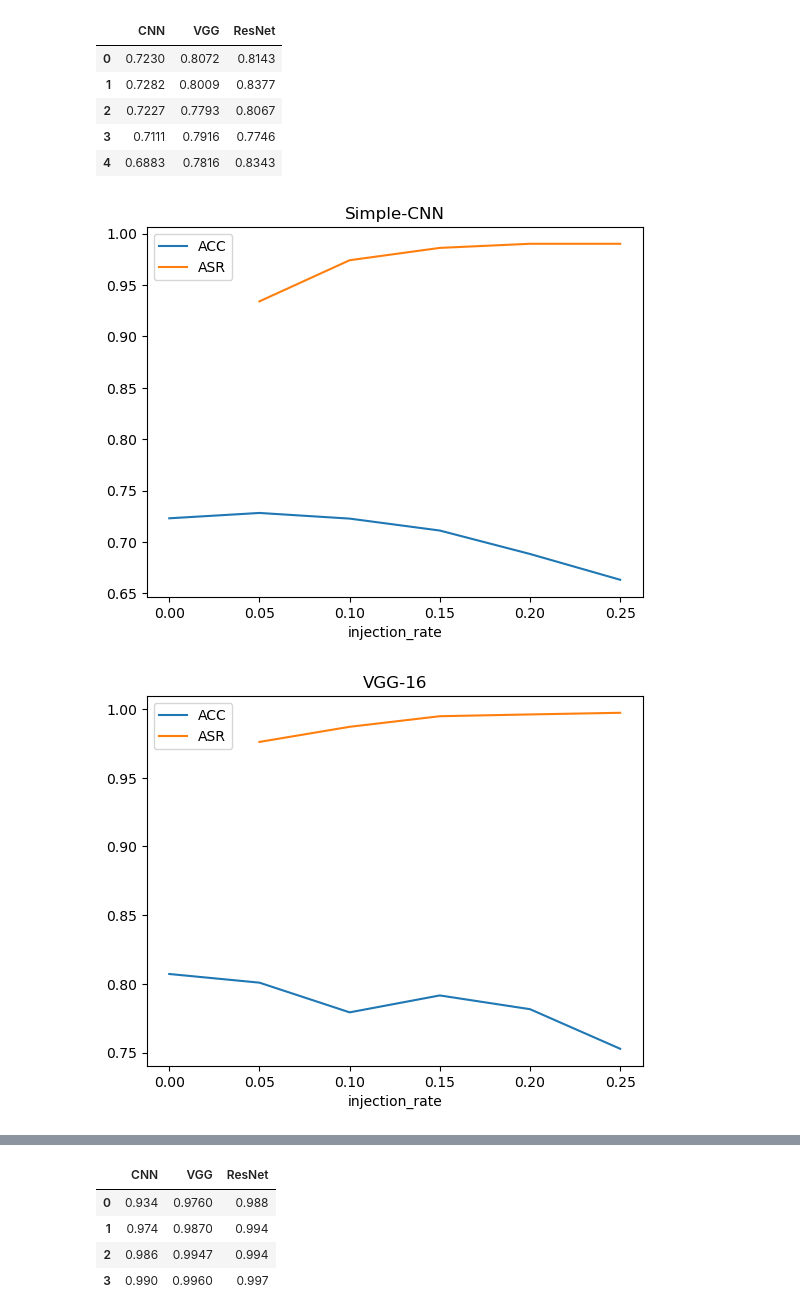
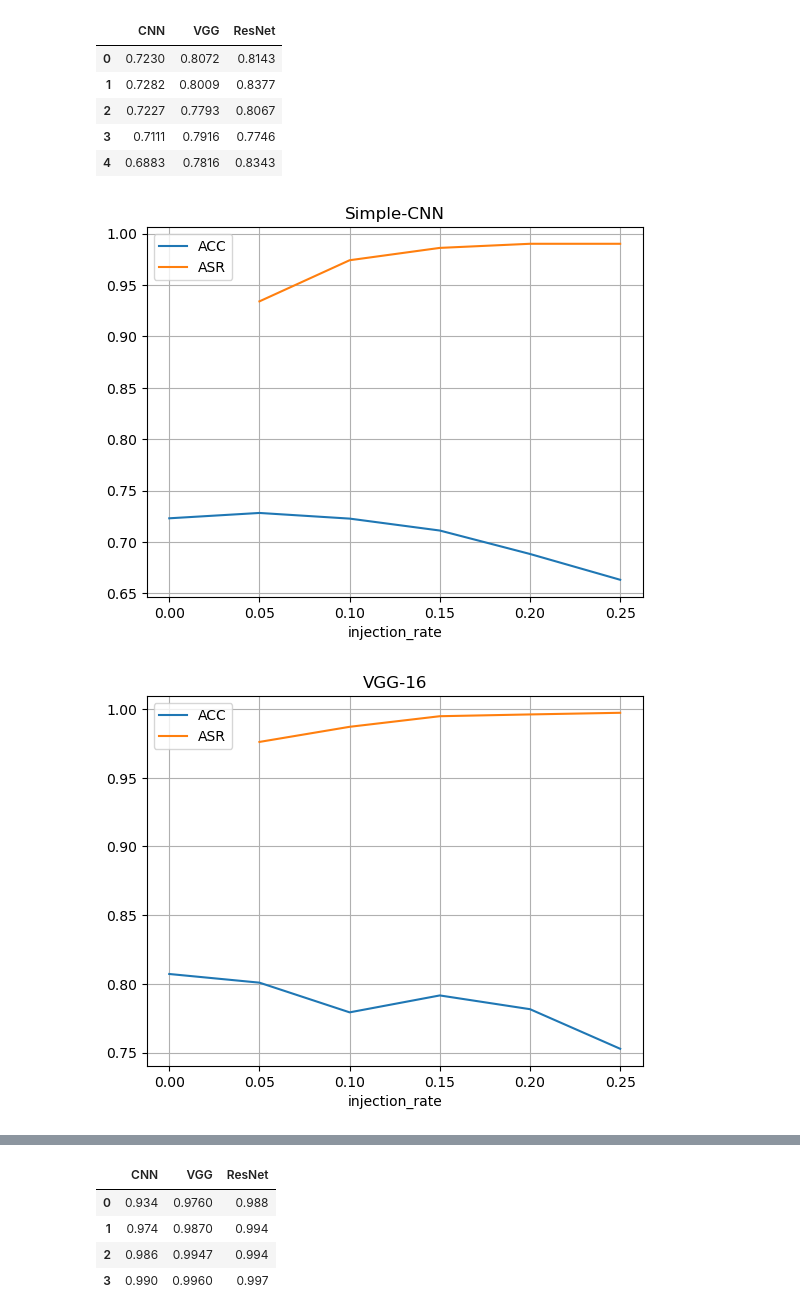
Before and after one commit to khrisyu9/BackdoorDefenseDA, a Jupyter notebook: cifar10_backdoor_patch2.ipynb, the cells around one changed output, grey strips where cells are left out. Saved outputs shown, nothing was run; the diff lists cells and outputs as text; code cells hidden in the pictures.

```diff
--- a/cifar10_backdoor_patch2.ipynb
+++ b/cifar10_backdoor_patch2.ipynb
@@ -1580,20 +1589,21 @@ df_acc
 # %%
 # Import pandas library
 import pandas as pd
 
 #create DataFrame
 df_cnn = pd.DataFrame({'injection_rate': [0, 0.05, 0.05, 0.10, 0.10, 0.15, 0.15, 0.20, 0.20, 0.25, 0.25],
                        'type': ['ACC', 'ACC', 'ASR', 'ACC', 'ASR', 'ACC', 'ASR', 'ACC', 'ASR', 'ACC', 'ASR'],
                        'value': [0.7230, 0.7282, 0.934, 0.7227, 0.974, 0.7111, 0.986, 0.6883, 0.99, 0.6632, 0.99]})
 #define index column
 df_cnn.set_index('injection_rate', inplace=True)
 
 #group data by product and display sales as line chart
 df_cnn.groupby('type')['value'].plot(legend=True)
 plt.title("Simple-CNN")
+plt.grid()
 plt.savefig('simple_cnn_acc_asr.png')
 # %% [output]
-[figure, old version]
+[figure, new version]
 # %%
 # Import pandas library
 import pandas as pd
@@ -1608,9 +1618,10 @@ df_vgg.set_index('injection_rate', inplace=True)
 #group data by product and display sales as line chart
 df_vgg.groupby('type')['value'].plot(legend=True)
 plt.title("VGG-16")
+plt.grid()
 plt.savefig('vgg16_acc_asr.png')
 # %% [output]
-[figure, old version]
+[figure, new version]
 # %%
 # Import pandas library
 import pandas as pd
```
Also changed, not shown: parts of 21 cells of this notebook, 16 other files.
